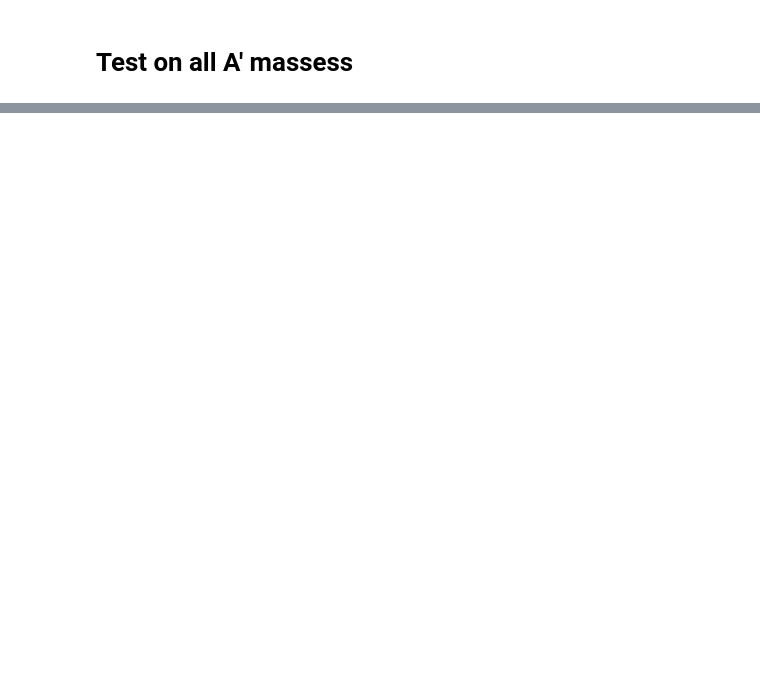
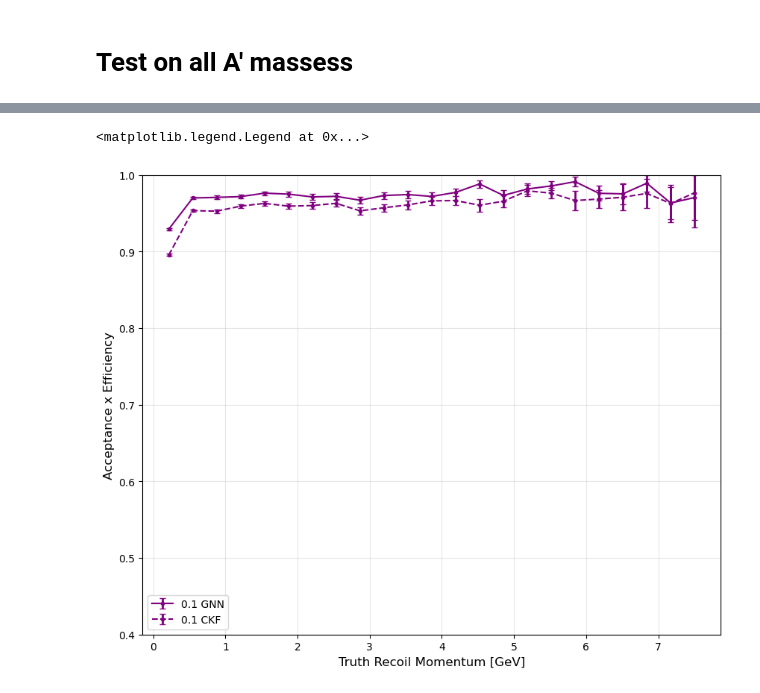
Before and after one commit to mghrear/GNN-tracking-ldmx, a Jupyter notebook: LDMX_IN_signal_test.ipynb, the cells around one changed output, grey strips where cells are left out. Saved outputs shown, nothing was run; the diff lists cells and outputs as text; code cells hidden in the pictures; blank space fills up the shorter version.

```diff
--- a/LDMX_IN_signal_test.ipynb
+++ b/LDMX_IN_signal_test.ipynb
@@ -452,0 +546,30 @@ plt.legend(fontsize=10)
+# %%
+# Create the plot
+plt.figure(figsize=(10, 8))
+
+plt.errorbar(np.array(P_centers_all[2])/1000, Track_effs_all[2], yerr=Track_eff_errs_all[2],
+             color = 'purple',
+             fmt='-o',                    # circle markers
+             markersize=3,               # marker size
+             capsize=3,                  # error bar cap size
+             capthick=1,                 # error bar cap thickness
+             elinewidth=2,               # error bar line width
+             label='0.1 GNN')
+plt.errorbar(df_0pt1.momentum_center, df_0pt1.acc_times_eff, yerr=df_0pt1.error_low,
+             color = 'purple',
+             fmt='--o',                    # circle markers
+             markersize=3,               # marker size
+             capsize=3,                  # error bar cap size
+             capthick=1,                 # error bar cap thickness
+             elinewidth=2,               # error bar line width
+             label='0.1 CKF')
+
+# Customize the plot
+plt.xlabel('Truth Recoil Momentum [GeV]', fontsize=12)
+plt.ylabel('Acceptance x Efficiency', fontsize=12)
+plt.ylim(0.4,1.0)
+plt.grid(True, alpha=0.3)
+plt.legend(fontsize=10)
+# %% [output]
+<matplotlib.legend.Legend at 0x...>
+[figure, added]
```
Also changed, not shown: parts of 14 cells of this notebook, 2 other files.
